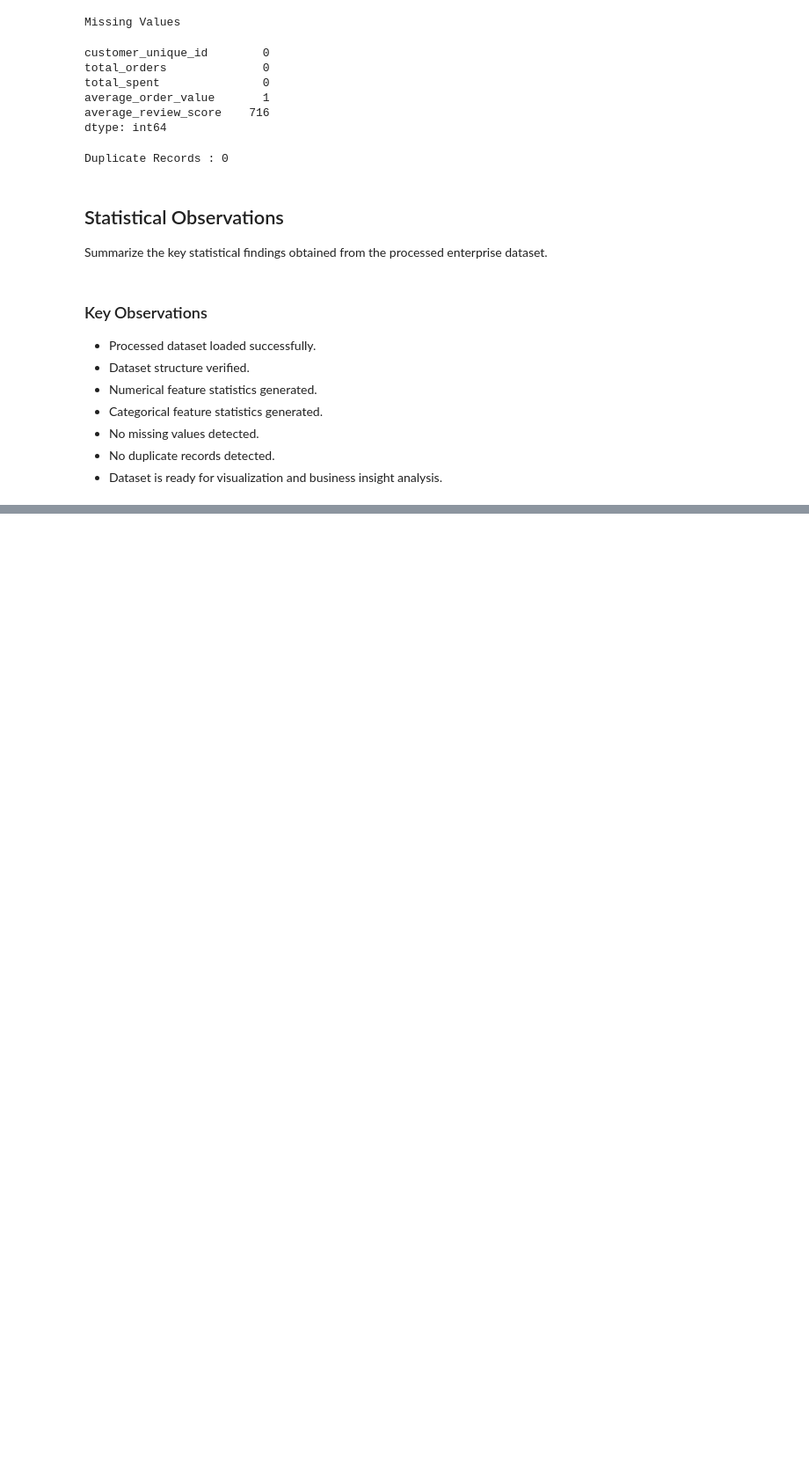
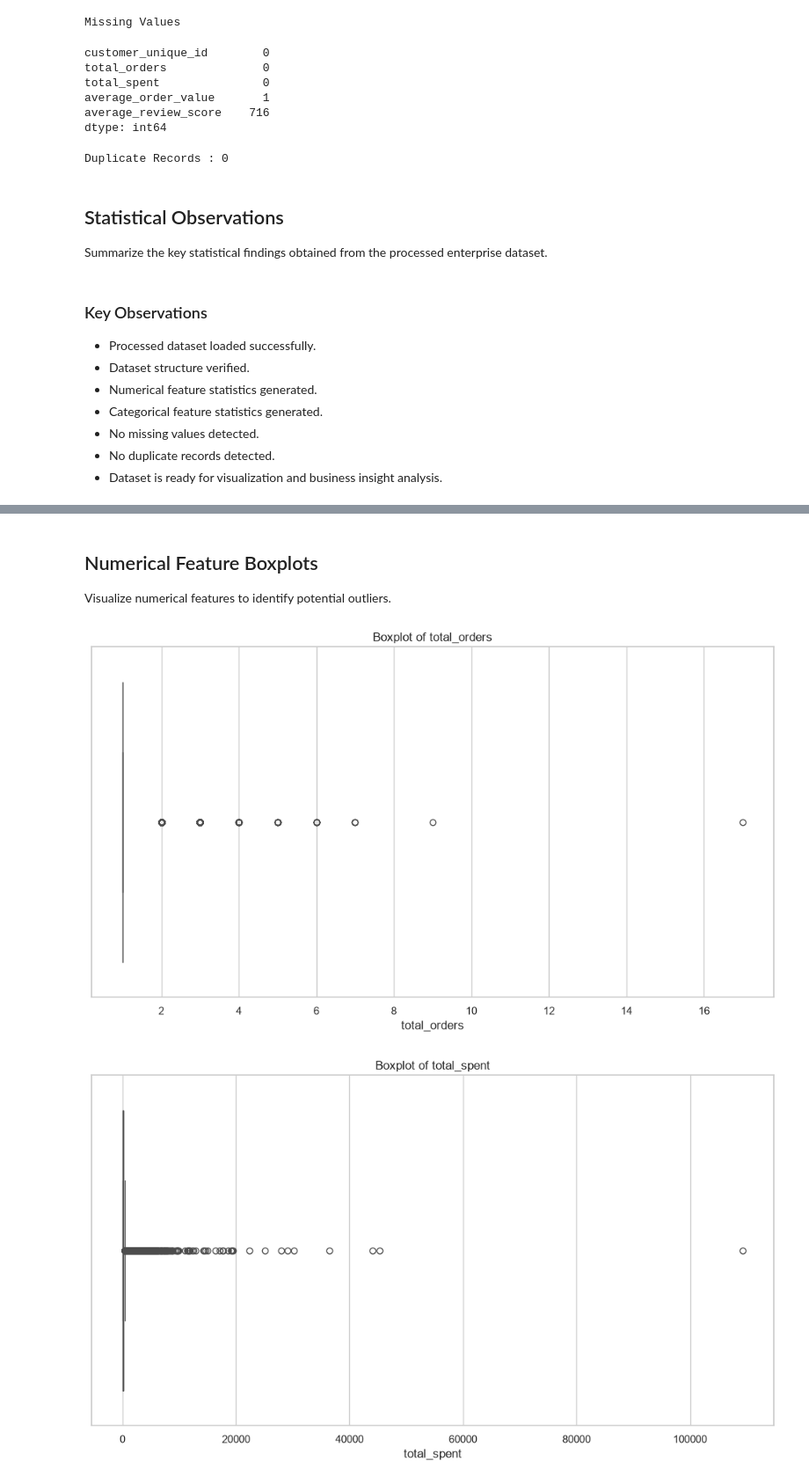
Before and after one commit to annnuspeaks/the-enterprise-ai-decision-intelligence-platform, a Jupyter notebook: backend/notebooks/09_exploratory_data_analysis.ipynb, the cells around one changed output, grey strips where cells are left out. Shown at 88% size. Drawn from its saved outputs; the diff is of its cells as text; code cells hidden in the pictures; blank space fills up the shorter version.

```diff
--- a/backend/notebooks/09_exploratory_data_analysis.ipynb
+++ b/backend/notebooks/09_exploratory_data_analysis.ipynb
@@ -109,0 +156,21 @@ Summarize the key statistical findings obtained from the processed enterprise da
+# %% [markdown]
+## Numerical Feature Boxplots
+
+Visualize numerical features to identify potential outliers.
+# %%
+for column in numerical_columns:
+
+    plt.figure()
+
+    sns.boxplot(
+        x=processed_dataset[column]
+    )
+
+    plt.title(f"Boxplot of {column}")
+
+    plt.tight_layout()
+
+    plt.show()
+# %% [output]
+[figure, added]
+[figure, added]
```
Also changed, not shown: parts of 22 cells of this notebook.
